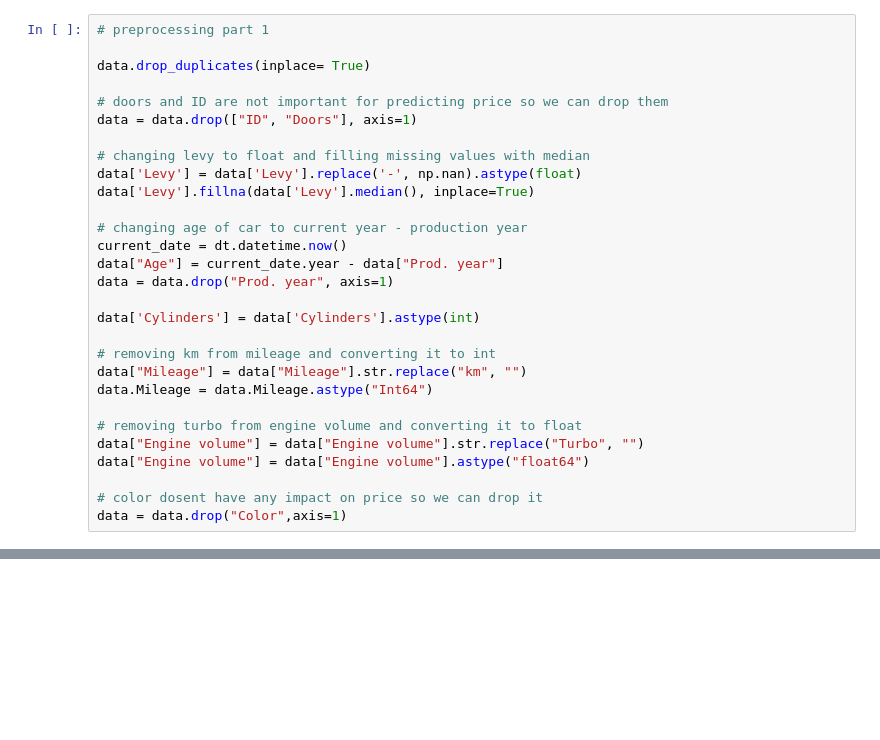
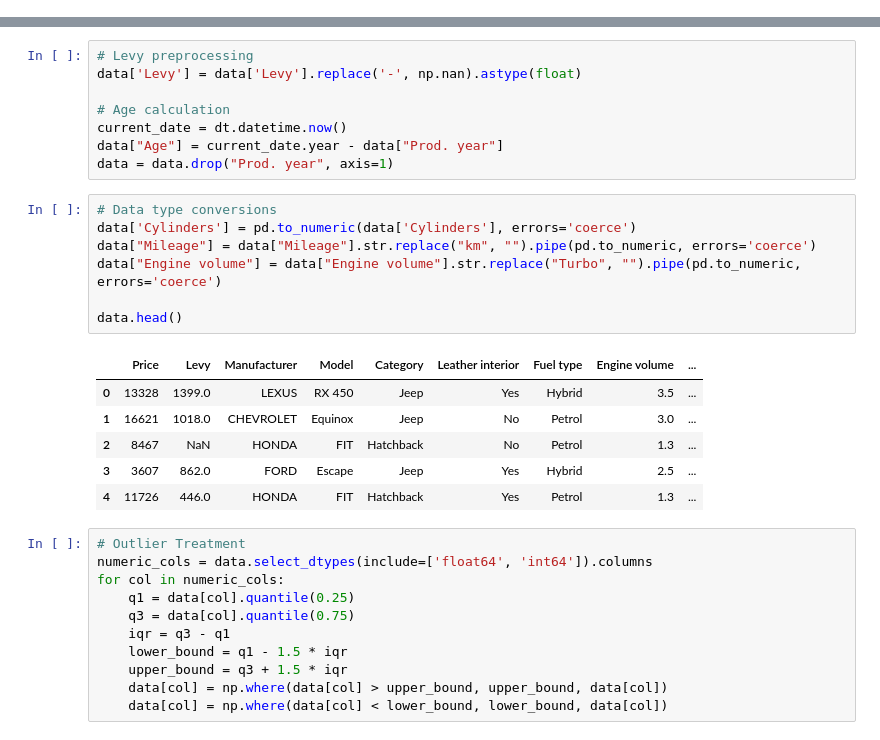
Before and after one commit to saif-gitreps/Car-price-prediction-model, a Jupyter notebook: main.ipynb, the cells around one changed output, grey strips where cells are left out. Saved outputs shown, nothing was run; the diff lists cells and outputs as text; blank space fills up the shorter version.

```diff
--- a/main.ipynb
+++ b/main.ipynb
@@ -26,29 +27,0 @@ data = pd.read_csv("car_price_prediction.csv")
-# %%
-# preprocessing part 1
-
-data.drop_duplicates(inplace= True)
-
-# doors and ID are not important for predicting price so we can drop them
-data = data.drop(["ID", "Doors"], axis=1)
-
-# changing levy to float and filling missing values with median
-data['Levy'] = data['Levy'].replace('-', np.nan).astype(float)
-data['Levy'].fillna(data['Levy'].median(), inplace=True)
-
-# changing age of car to current year - production year
-current_date = dt.datetime.now()
-data["Age"] = current_date.year - data["Prod. year"]
-data = data.drop("Prod. year", axis=1)
-
-data['Cylinders'] = data['Cylinders'].astype(int)
-
-# removing km from mileage and converting it to int
-data["Mileage"] = data["Mileage"].str.replace("km", "")
-data.Mileage = data.Mileage.astype("Int64")
-
-# removing turbo from engine volume and converting it to float
-data["Engine volume"] = data["Engine volume"].str.replace("Turbo", "")
-data["Engine volume"] = data["Engine volume"].astype("float64")
-
-# color dosent have any impact on price so we can drop it
-data = data.drop("Color",axis=1)
@@ -354,0 +61,33 @@ Predicted Car Price: $8.047884
+# %%
+# Levy preprocessing
+data['Levy'] = data['Levy'].replace('-', np.nan).astype(float)
+
+# Age calculation
+current_date = dt.datetime.now()
+data["Age"] = current_date.year - data["Prod. year"]
+data = data.drop("Prod. year", axis=1)
+# %%
+# Data type conversions
+data['Cylinders'] = pd.to_numeric(data['Cylinders'], errors='coerce')
+data["Mileage"] = data["Mileage"].str.replace("km", "").pipe(pd.to_numeric, errors='coerce')
+data["Engine volume"] = data["Engine volume"].str.replace("Turbo", "").pipe(pd.to_numeric, errors='coerce')
+
+data.head()
+# %% [output]
+|  | Price | Levy | Manufacturer | Model | Category | Leather interior | Fuel type | Engine volume | ... |
+| 0 | 13328 | 1399.0 | LEXUS | RX 450 | Jeep | Yes | Hybrid | 3.5 | ... |
+| 1 | 16621 | 1018.0 | CHEVROLET | Equinox | Jeep | No | Petrol | 3.0 | ... |
+| 2 | 8467 | NaN | HONDA | FIT | Hatchback | No | Petrol | 1.3 | ... |
+| 3 | 3607 | 862.0 | FORD | Escape | Jeep | Yes | Hybrid | 2.5 | ... |
+| 4 | 11726 | 446.0 | HONDA | FIT | Hatchback | Yes | Petrol | 1.3 | ... |
+# %%
+# Outlier Treatment
+numeric_cols = data.select_dtypes(include=['float64', 'int64']).columns
+for col in numeric_cols:
+    q1 = data[col].quantile(0.25)
+    q3 = data[col].quantile(0.75)
+    iqr = q3 - q1
+    lower_bound = q1 - 1.5 * iqr
+    upper_bound = q3 + 1.5 * iqr
+    data[col] = np.where(data[col] > upper_bound, upper_bound, data[col])
+    data[col] = np.where(data[col] < lower_bound, lower_bound, data[col])
```
Also changed, not shown: parts of 28 cells of this notebook, 4 other files.
